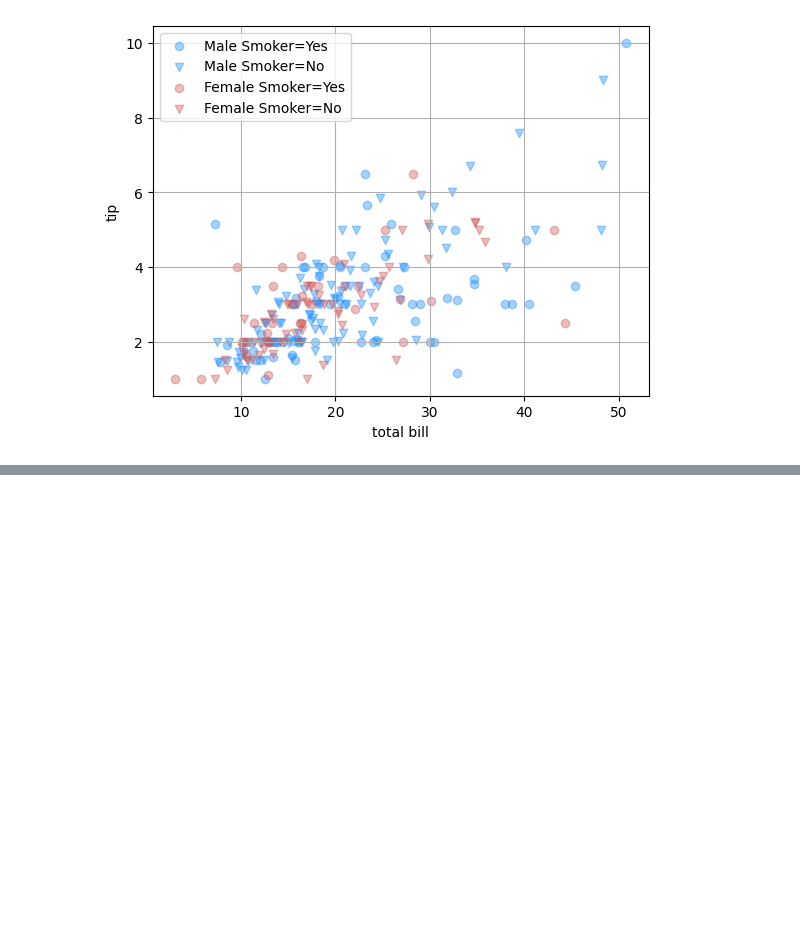
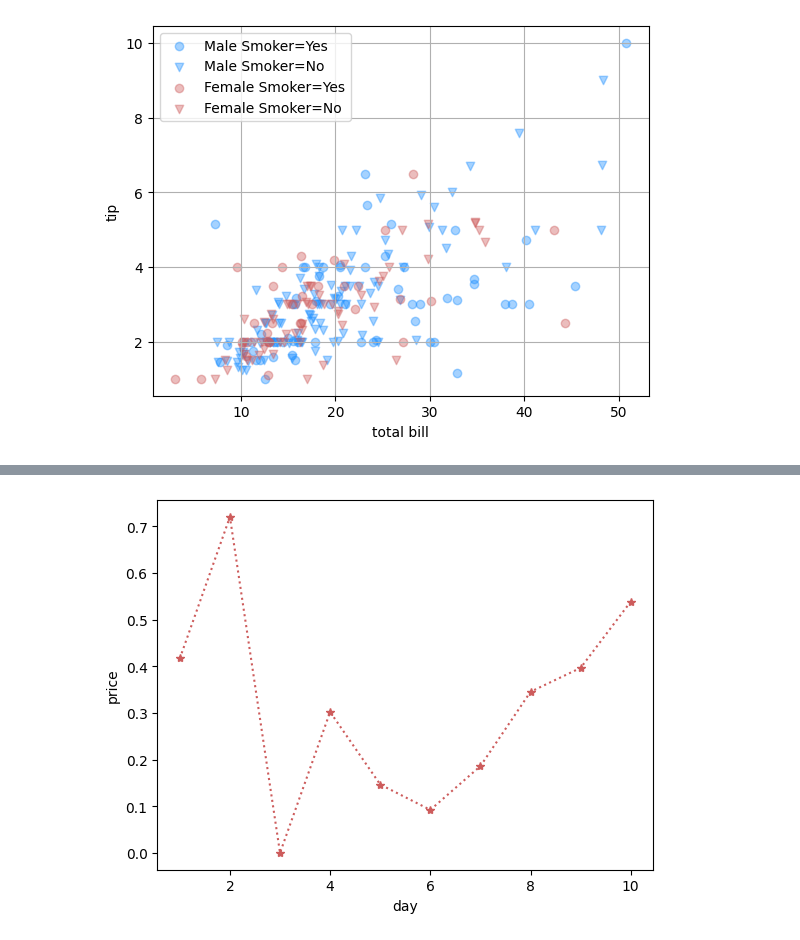
Before and after one commit to JakeOh/202511_BD53, a Jupyter notebook: lab_python/da04_matplotlib.ipynb, the cells around one changed output, grey strips where cells are left out. Cells and saved outputs as stored; diff of their text form; code cells hidden in the pictures; blank space fills up the shorter version.

```diff
--- a/lab_python/da04_matplotlib.ipynb
+++ b/lab_python/da04_matplotlib.ipynb
@@ -556,0 +613,7 @@ plt.show()
+# %%
+plt.plot(df.day, df.price, color='IndianRed', marker='*', linestyle='dotted')
+plt.xlabel('day')
+plt.ylabel('price')
+plt.show()
+# %% [output]
+[figure, added]
```
Also changed, not shown: parts of 6 cells of this notebook.
